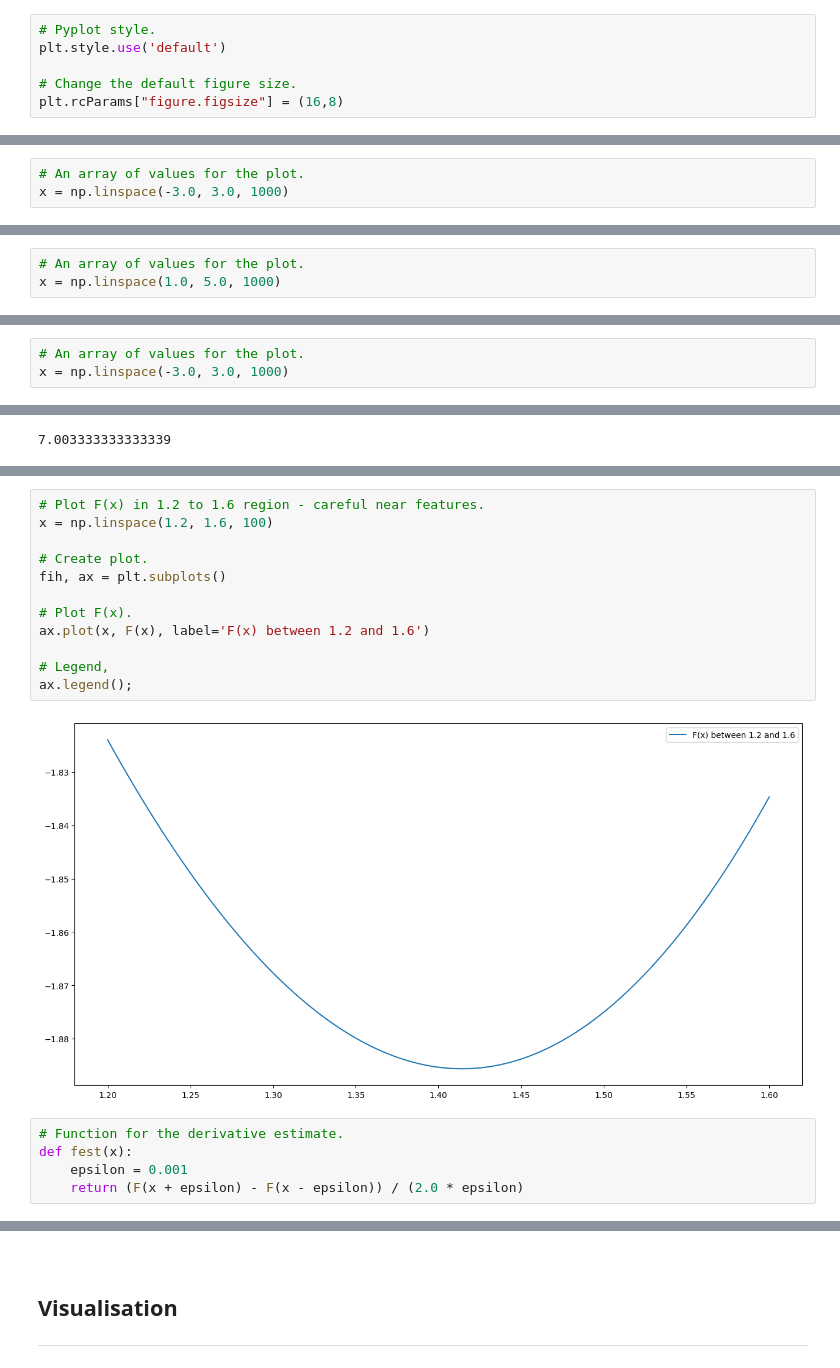
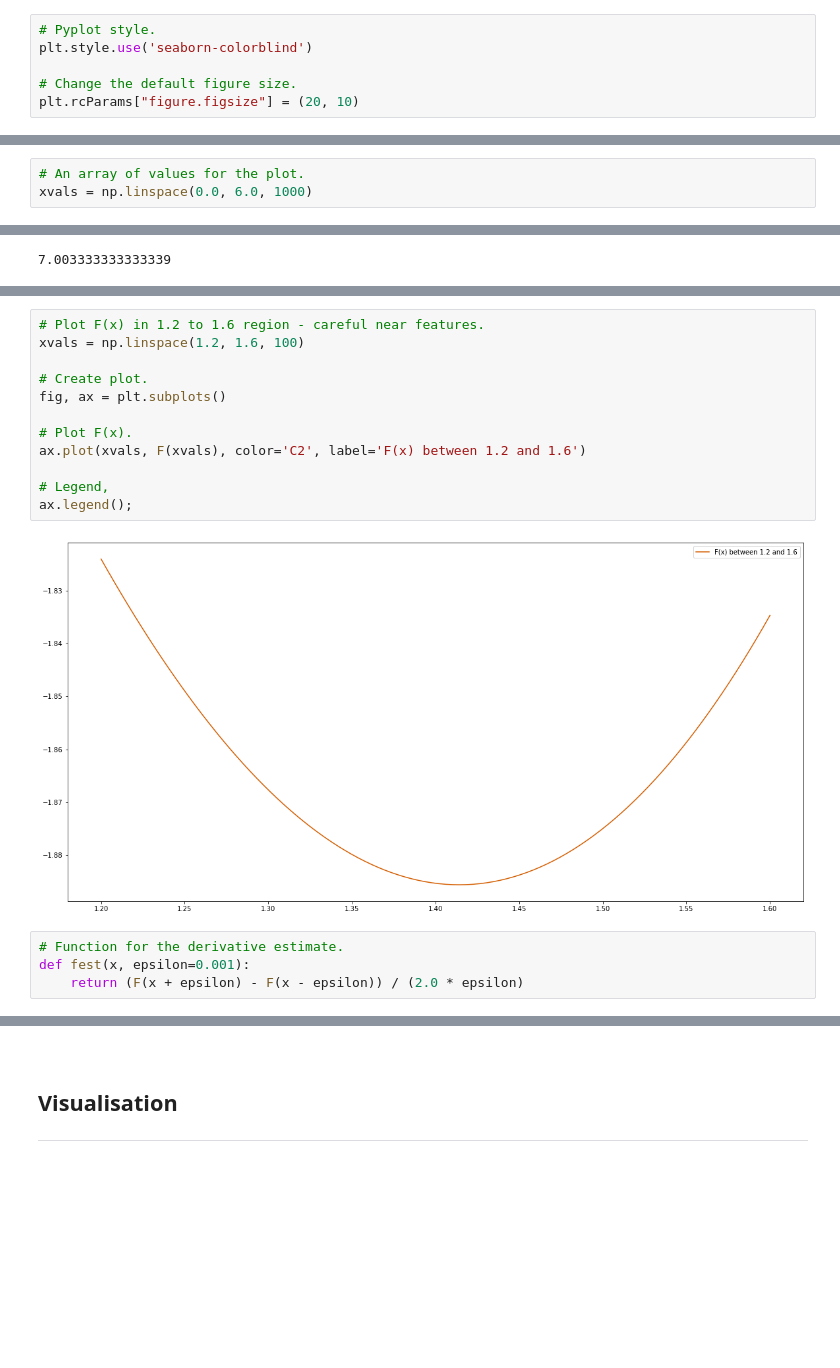
Before and after one commit to ianmcloughlin/jupyter-teaching-notebooks, a Jupyter notebook: optimisation.ipynb, the cells around one changed output, grey strips where cells are left out. Cells and saved outputs as stored; diff of their text form; blank space fills up the shorter version.

```diff
--- a/optimisation.ipynb
+++ b/optimisation.ipynb
@@ -10,10 +10,10 @@ import matplotlib.pyplot as plt
 import numpy as np
 # %%
 # Pyplot style.
-plt.style.use('default')
+plt.style.use('seaborn-colorblind')
 
 # Change the default figure size.
-plt.rcParams["figure.figsize"] = (16,8)
+plt.rcParams["figure.figsize"] = (20, 10)
 # %% [markdown]
 <br>
 
@@ -34,9 +34,6 @@ When $f(x) = 0$, what is $x$?
 # The function above.
 def f(x):
     return x**2 - 2.0
-# %%
-# An array of values for the plot.
-x = np.linspace(-3.0, 3.0, 1000)
 # %%
 # Create a plot.
 fig, ax = plt.subplots()
@@ -111,6 +115,6 @@ $y = m(x - x_1) + y_1$
 <br>
 # %%
 # An array of values for the plot.
-x = np.linspace(1.0, 5.0, 1000)
+xvals = np.linspace(0.0, 6.0, 1000)
 # %%
 # The tangent of f(x) at f(3.0).
@@ -138,6 +139,3 @@ ax.legend();
-# %%
-# An array of values for the plot.
-x = np.linspace(-3.0, 3.0, 1000)
 # %%
 # Generic tangent calculation.
 def tan_at_x1(x, x1):
@@ -330,21 +340,20 @@ ax.legend();
 # %%
 # Plot F(x) in 1.2 to 1.6 region - careful near features.
-x = np.linspace(1.2, 1.6, 100)
+xvals = np.linspace(1.2, 1.6, 100)
 
 # Create plot.
-fih, ax = plt.subplots()
+fig, ax = plt.subplots()
 
 # Plot F(x).
-ax.plot(x, F(x), label='F(x) between 1.2 and 1.6')
+ax.plot(xvals, F(xvals), color='C2', label='F(x) between 1.2 and 1.6')
 
 # Legend,
 ax.legend();
 # %% [output]
-[figure, old version]
+[figure, new version]
 # %%
 # Function for the derivative estimate.
-def fest(x):
-    epsilon = 0.001
+def fest(x, epsilon=0.001):
     return (F(x + epsilon) - F(x - epsilon)) / (2.0 * epsilon)
 # %%
 # Initial guess.
```
Also changed, not shown: parts of 26 cells of this notebook.
